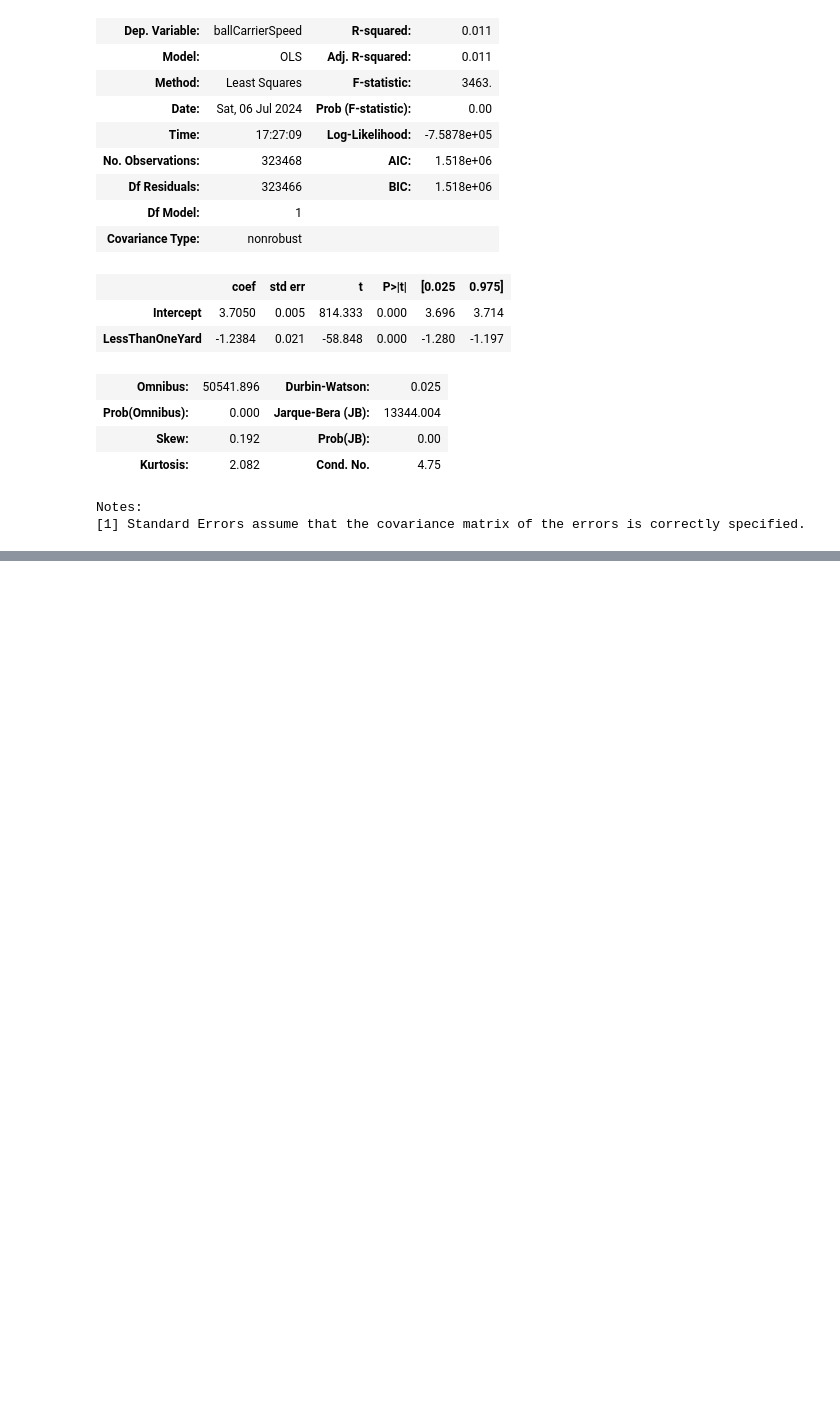
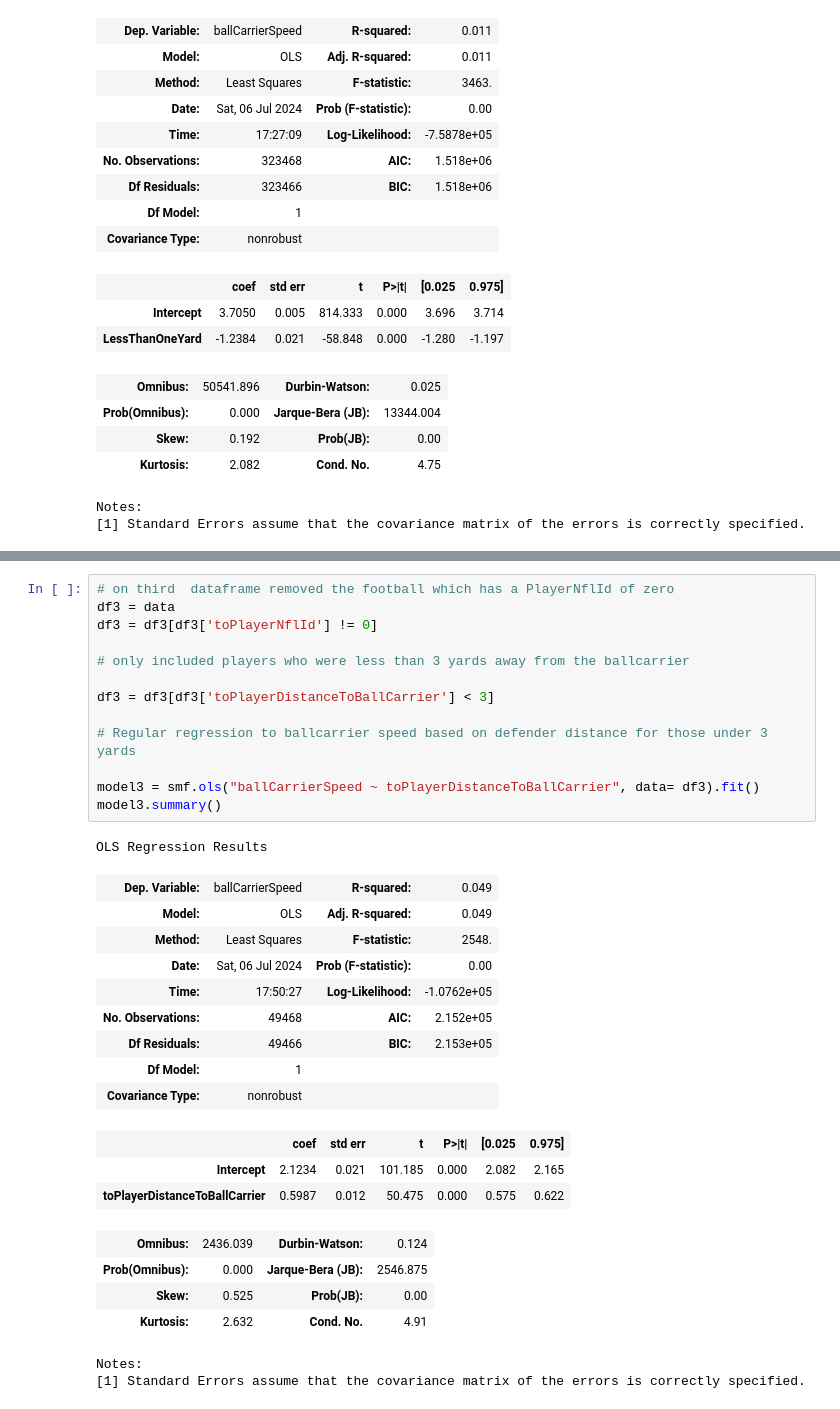
Before and after one commit to danoff/lending-a-hand-in-bringing-ballcarriers-down, a Jupyter notebook: Run_regressions.ipynb, the cells around one changed output, grey strips where cells are left out. Drawn from its saved outputs; the diff is of its cells as text; blank space fills up the shorter version.

```diff
--- a/Run_regressions.ipynb
+++ b/Run_regressions.ipynb
@@ -171,0 +208,33 @@ Notes:
+# %%
+# on third  dataframe removed the football which has a PlayerNflId of zero
+df3 = data
+df3 = df3[df3['toPlayerNflId'] != 0]
+
+# only included players who were less than 3 yards away from the ballcarrier
+
+df3 = df3[df3['toPlayerDistanceToBallCarrier'] < 3]
+
+# Regular regression to ballcarrier speed based on defender distance for those under 3 yards
+
+model3 = smf.ols("ballCarrierSpeed ~ toPlayerDistanceToBallCarrier", data= df3).fit()
+model3.summary()
+# %% [output]
+OLS Regression Results
+| Dep. Variable: | ballCarrierSpeed | R-squared: | 0.049 |
+| Model: | OLS | Adj. R-squared: | 0.049 |
+| Method: | Least Squares | F-statistic: | 2548. |
+| Date: | Sat, 06 Jul 2024 | Prob (F-statistic): | 0.00 |
+| Time: | 17:50:27 | Log-Likelihood: | -1.0762e+05 |
+| No. Observations: | 49468 | AIC: | 2.152e+05 |
+| Df Residuals: | 49466 | BIC: | 2.153e+05 |
+| Df Model: | 1 |  |  |
+| Covariance Type: | nonrobust |  |  |
+|  | coef | std err | t | P>|t| | [0.025 | 0.975] |
+| Intercept | 2.1234 | 0.021 | 101.185 | 0.000 | 2.082 | 2.165 |
+| toPlayerDistanceToBallCarrier | 0.5987 | 0.012 | 50.475 | 0.000 | 0.575 | 0.622 |
+| Omnibus: | 2436.039 | Durbin-Watson: | 0.124 |
+| Prob(Omnibus): | 0.000 | Jarque-Bera (JB): | 2546.875 |
+| Skew: | 0.525 | Prob(JB): | 0.00 |
+| Kurtosis: | 2.632 | Cond. No. | 4.91 |
+Notes:
+[1] Standard Errors assume that the covariance matrix of the errors is correctly specified.
```
Also changed, not shown: parts of 22 cells of this notebook.
